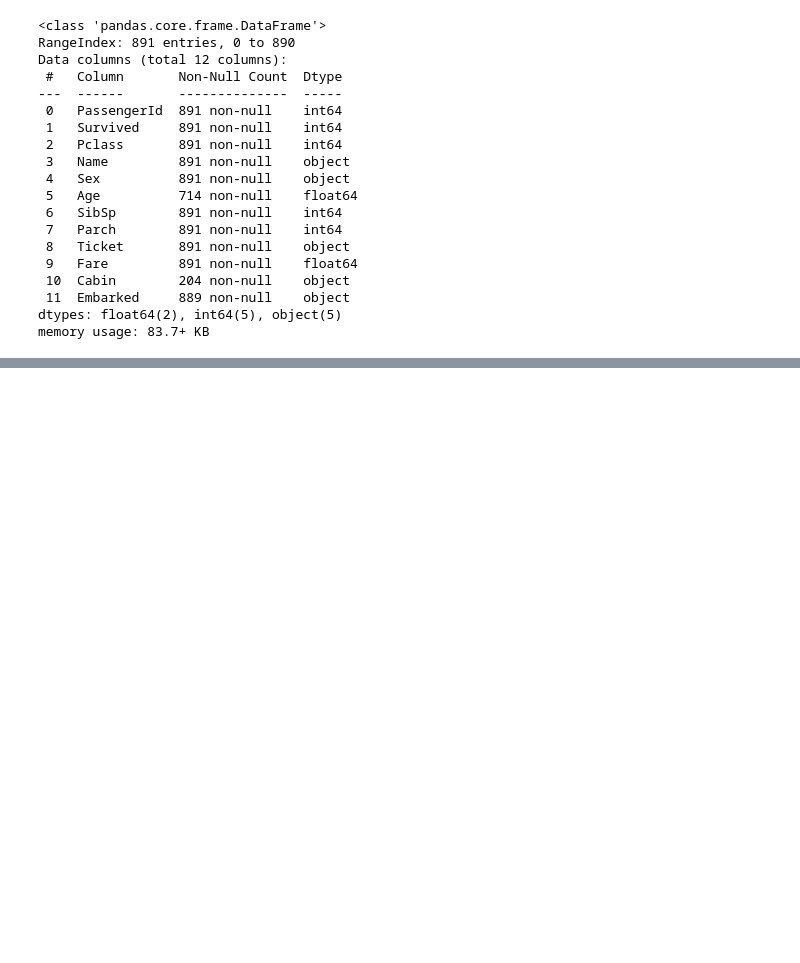
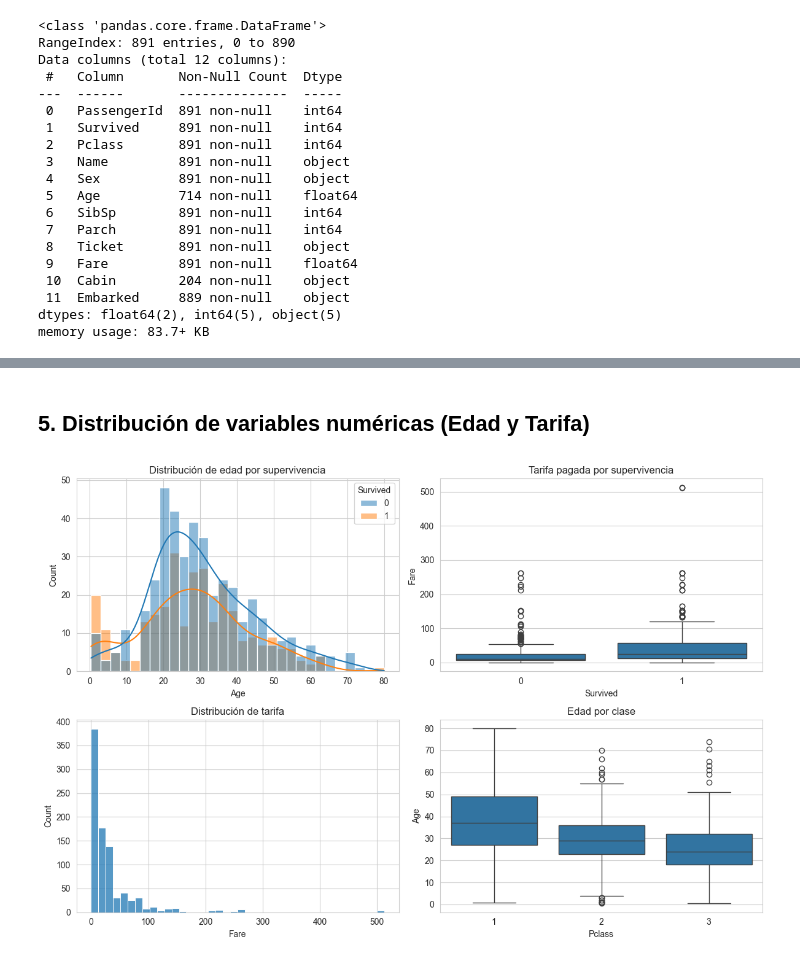
Before and after one commit to javiermoya2504/rendimientoEstudiantes, a Jupyter notebook: main.ipynb, the cells around one changed output, grey strips where cells are left out. Saved outputs shown, nothing was run; the diff lists cells and outputs as text; code cells hidden in the pictures; blank space fills up the shorter version.

```diff
--- a/main.ipynb
+++ b/main.ipynb
@@ -36,0 +128,21 @@ memory usage: 83.7+ KB
+# %% [markdown]
+## 5. Distribución de variables numéricas (Edad y Tarifa)
+# %%
+fig, axes = plt.subplots(2, 2, figsize=(12, 8))
+
+sns.histplot(data=train, x='Age', hue='Survived', kde=True, bins=30, ax=axes[0, 0])
+axes[0, 0].set_title('Distribución de edad por supervivencia')
+
+sns.boxplot(data=train, x='Survived', y='Fare', ax=axes[0, 1])
+axes[0, 1].set_title('Tarifa pagada por supervivencia')
+
+sns.histplot(data=train, x='Fare', bins=40, ax=axes[1, 0])
+axes[1, 0].set_title('Distribución de tarifa')
+
+sns.boxplot(data=train, x='Pclass', y='Age', ax=axes[1, 1])
+axes[1, 1].set_title('Edad por clase')
+
+plt.tight_layout()
+plt.show()
+# %% [output]
+[figure, added]
```
Also changed, not shown: parts of 13 cells of this notebook.
